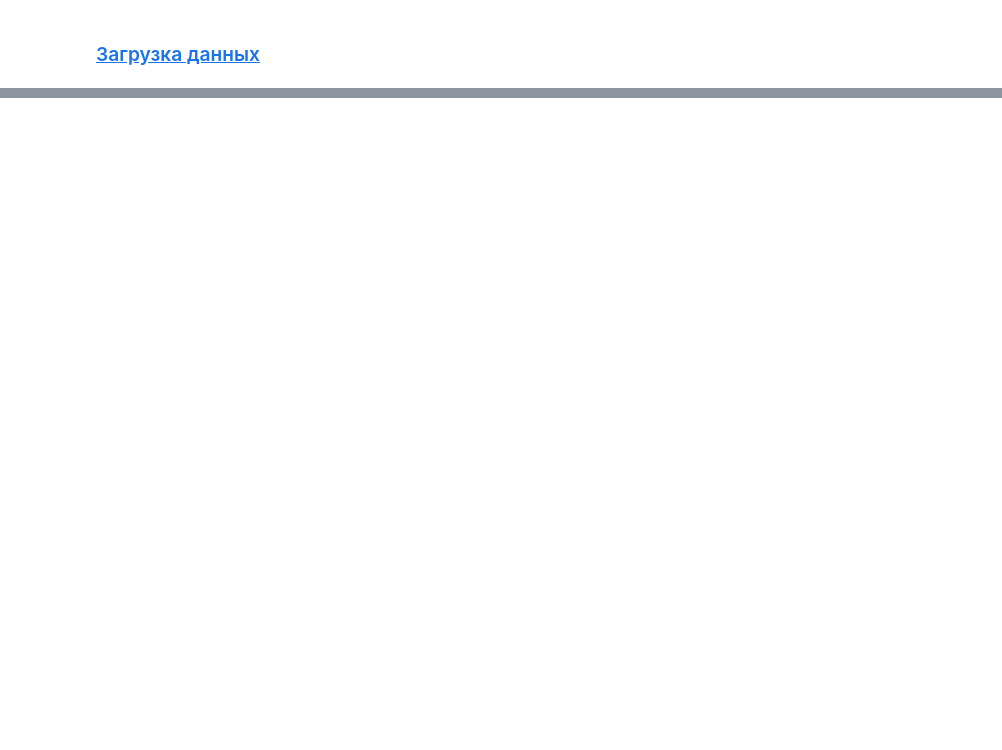
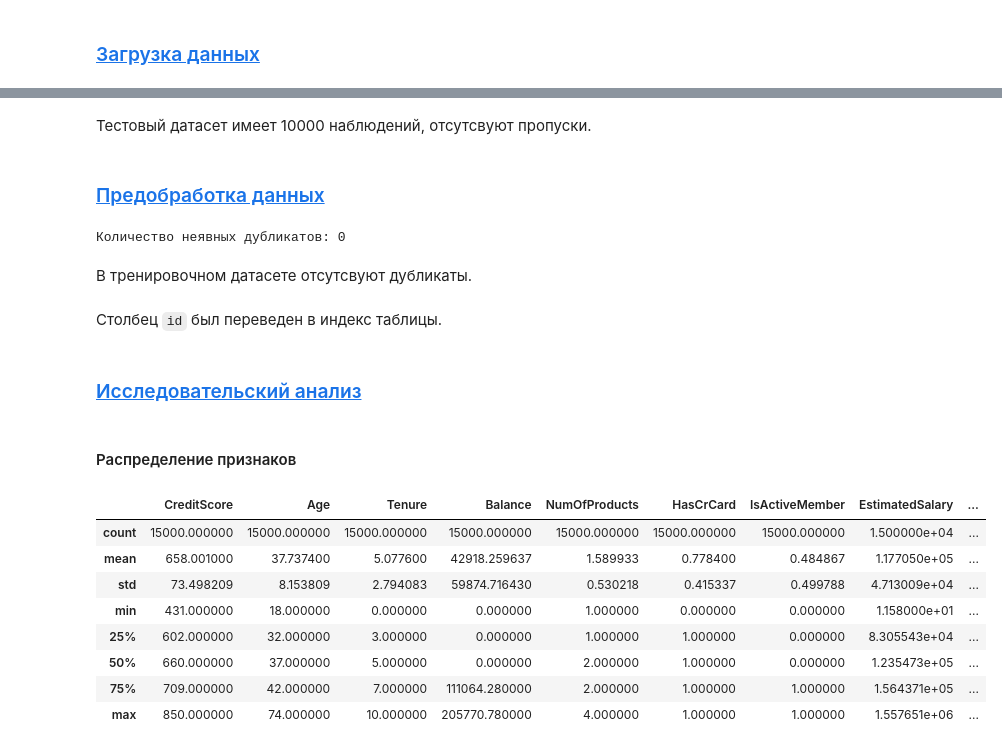
Before and after one commit to serguntsov/webbee_predict_customer_churn, a Jupyter notebook: pred_customer_churn.ipynb, the cells around one changed output, grey strips where cells are left out. Saved outputs shown, nothing was run; the diff lists cells and outputs as text; code cells hidden in the pictures; blank space fills up the shorter version.

Commit message:
в процессе исследовательского анализа

```diff
--- a/pred_customer_churn.ipynb
+++ b/pred_customer_churn.ipynb
@@ -56,0 +56,8 @@ import seaborn as sns
+# %%
+# Информация о таблице, наличие пропусков
+def get_dataset(path, sep):
+    df = pd.read_csv(path, sep=sep)
+    display(df.head())
+    df.info()
+    display((df.isna().mean() * 100).sort_values(ascending=False).to_frame(name='пропуски_%'))
+    return df
@@ -56,0 +165,10 @@ import seaborn as sns
+# %% [markdown]
+Тестовый датасет имеет 10000 наблюдений, отсутсвуют пропуски.
+# %% [markdown]
+### [Предобработка данных](#task_2_plan) <a id='task_2'></a>
+# %%
+print('Количество неявных дубликатов:', train_customer_churn.duplicated(subset=train_customer_churn.columns[2:]).sum())
+# %% [output]
+Количество неявных дубликатов: 0
+# %% [markdown]
+В тренировочном датасете отсутсвуют дубликаты.
@@ -56,0 +178,6 @@ import seaborn as sns
+# %% [markdown]
+Столбец `id` был переведен в индекс таблицы.
+# %% [markdown]
+### [Исследовательский анализ](#task_3_plan) <a id='task_3'></a>
+# %% [markdown]
+#### Распределение признаков
@@ -56,0 +201,12 @@ import seaborn as sns
+# %%
+train_customer_churn.iloc[:, 1:].describe()
+# %% [output]
+|  | CreditScore | Age | Tenure | Balance | NumOfProducts | HasCrCard | IsActiveMember | EstimatedSalary | ... |
+| count | 15000.000000 | 15000.000000 | 15000.000000 | 15000.000000 | 15000.000000 | 15000.000000 | 15000.000000 | 1.500000e+04 | ... |
+| mean | 658.001000 | 37.737400 | 5.077600 | 42918.259637 | 1.589933 | 0.778400 | 0.484867 | 1.177050e+05 | ... |
+| std | 73.498209 | 8.153809 | 2.794083 | 59874.716430 | 0.530218 | 0.415337 | 0.499788 | 4.713009e+04 | ... |
+| min | 431.000000 | 18.000000 | 0.000000 | 0.000000 | 1.000000 | 0.000000 | 0.000000 | 1.158000e+01 | ... |
+| 25% | 602.000000 | 32.000000 | 3.000000 | 0.000000 | 1.000000 | 1.000000 | 0.000000 | 8.305543e+04 | ... |
+| 50% | 660.000000 | 37.000000 | 5.000000 | 0.000000 | 2.000000 | 1.000000 | 0.000000 | 1.235473e+05 | ... |
+| 75% | 709.000000 | 42.000000 | 7.000000 | 111064.280000 | 2.000000 | 1.000000 | 1.000000 | 1.564371e+05 | ... |
+| max | 850.000000 | 74.000000 | 10.000000 | 205770.780000 | 4.000000 | 1.000000 | 1.000000 | 1.557651e+06 | ... |
```
Also changed, not shown: parts of 20 cells of this notebook, 1 other file.
